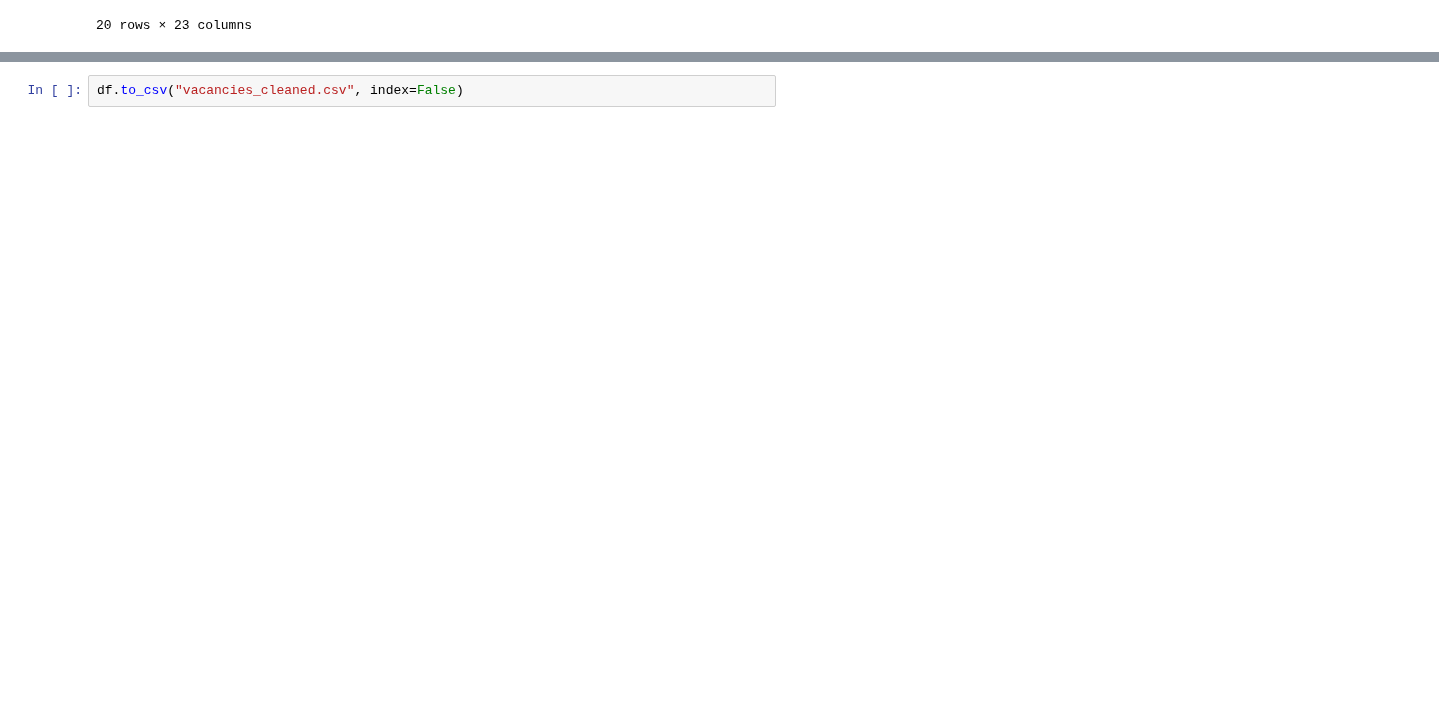
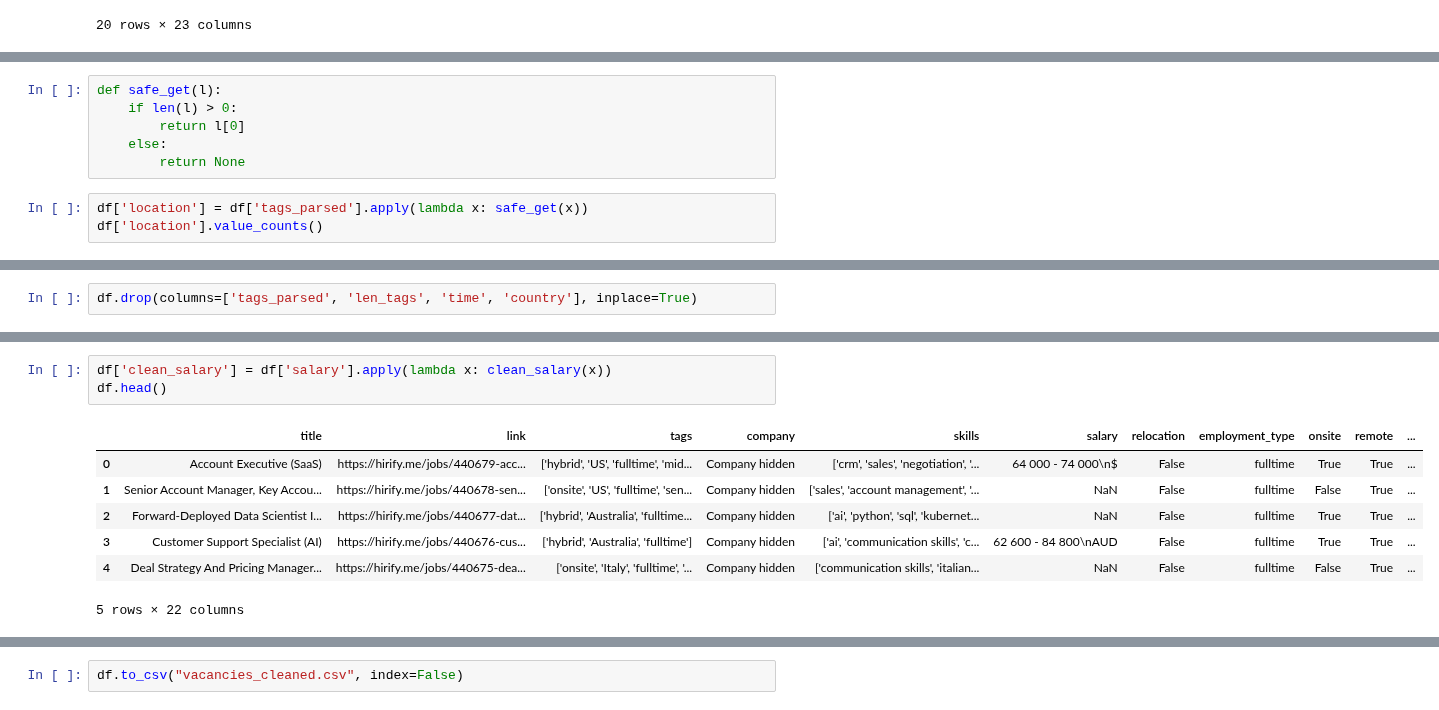
Before and after one commit to kmvitik/smadimo_group_project_2_scraping_api, a Jupyter notebook: selenium/eda.ipynb, the cells around one changed output, grey strips where cells are left out. Saved outputs shown, nothing was run; the diff lists cells and outputs as text; blank space fills up the shorter version.

Commit message:
dataset cleaned

```diff
--- a/selenium/eda.ipynb
+++ b/selenium/eda.ipynb
@@ -528,0 +545,9 @@ df.head(20)
+# %%
+def safe_get(l):
+    if len(l) > 0:
+        return l[0]
+    else:
+        return None
+# %%
+df['location'] = df['tags_parsed'].apply(lambda x: safe_get(x))
+df['location'].value_counts()
@@ -528,0 +568,2 @@ df.head(20)
+# %%
+df.drop(columns=['tags_parsed', 'len_tags', 'time', 'country'], inplace=True)
@@ -528,0 +662,11 @@ df.head(20)
+# %%
+df['clean_salary'] = df['salary'].apply(lambda x: clean_salary(x))
+df.head()
+# %% [output]
+|  | title | link | tags | company | skills | salary | relocation | employment_type | onsite | remote | ... |
+| 0 | Account Executive (SaaS) | https://hirify.me/jobs/440679-acc... | ['hybrid', 'US', 'fulltime', 'mid... | Company hidden | ['crm', 'sales', 'negotiation', '... | 64 000 - 74 000\n$ | False | fulltime | True | True | ... |
+| 1 | Senior Account Manager, Key Accou... | https://hirify.me/jobs/440678-sen... | ['onsite', 'US', 'fulltime', 'sen... | Company hidden | ['sales', 'account management', '... | NaN | False | fulltime | False | True | ... |
+| 2 | Forward-Deployed Data Scientist I... | https://hirify.me/jobs/440677-dat... | ['hybrid', 'Australia', 'fulltime... | Company hidden | ['ai', 'python', 'sql', 'kubernet... | NaN | False | fulltime | True | True | ... |
+| 3 | Customer Support Specialist (AI) | https://hirify.me/jobs/440676-cus... | ['hybrid', 'Australia', 'fulltime'] | Company hidden | ['ai', 'communication skills', 'c... | 62 600 - 84 800\nAUD | False | fulltime | True | True | ... |
+| 4 | Deal Strategy And Pricing Manager... | https://hirify.me/jobs/440675-dea... | ['onsite', 'Italy', 'fulltime', '... | Company hidden | ['communication skills', 'italian... | NaN | False | fulltime | False | True | ... |
+5 rows × 22 columns
```
Also changed, not shown: parts of 8 cells of this notebook, 1 other file.
